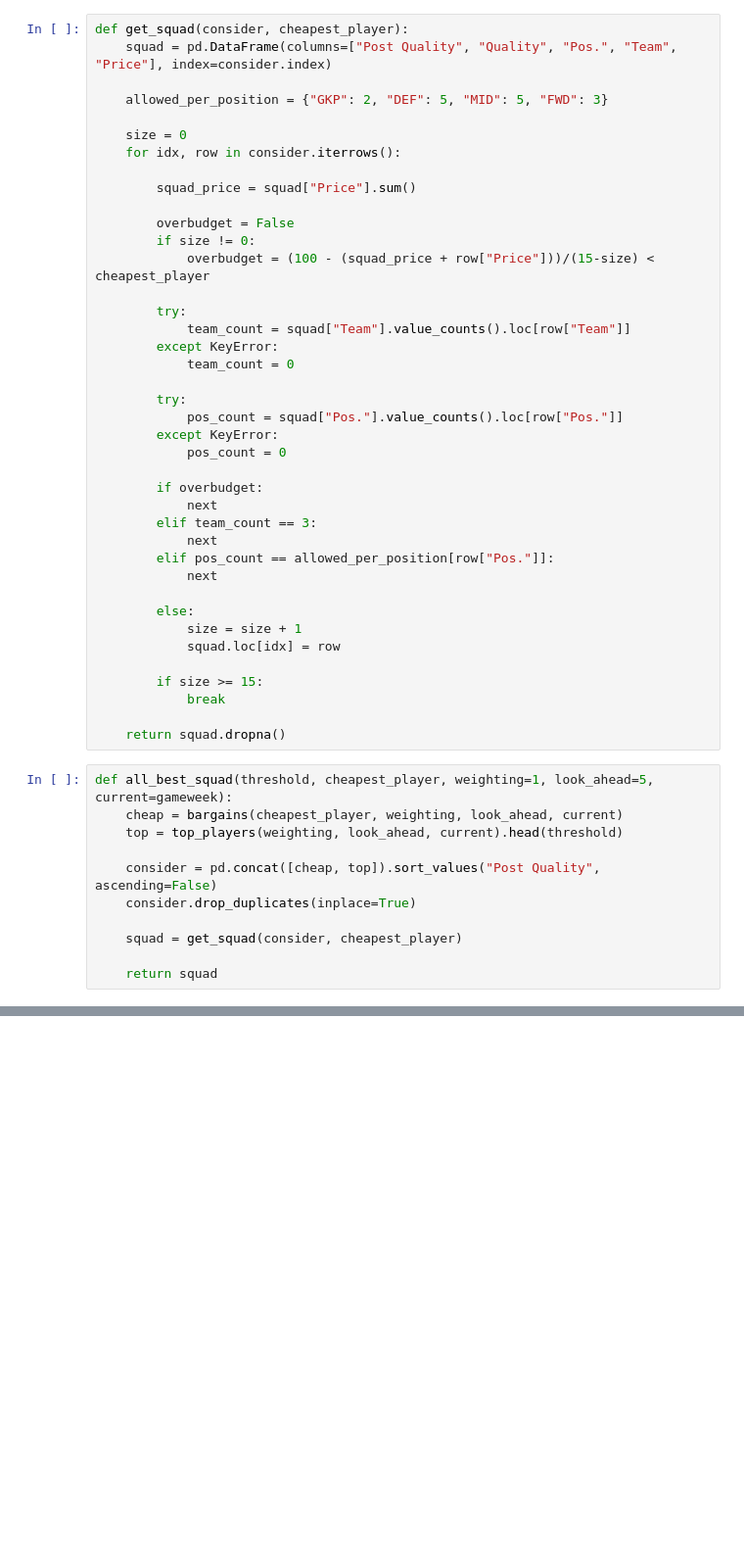
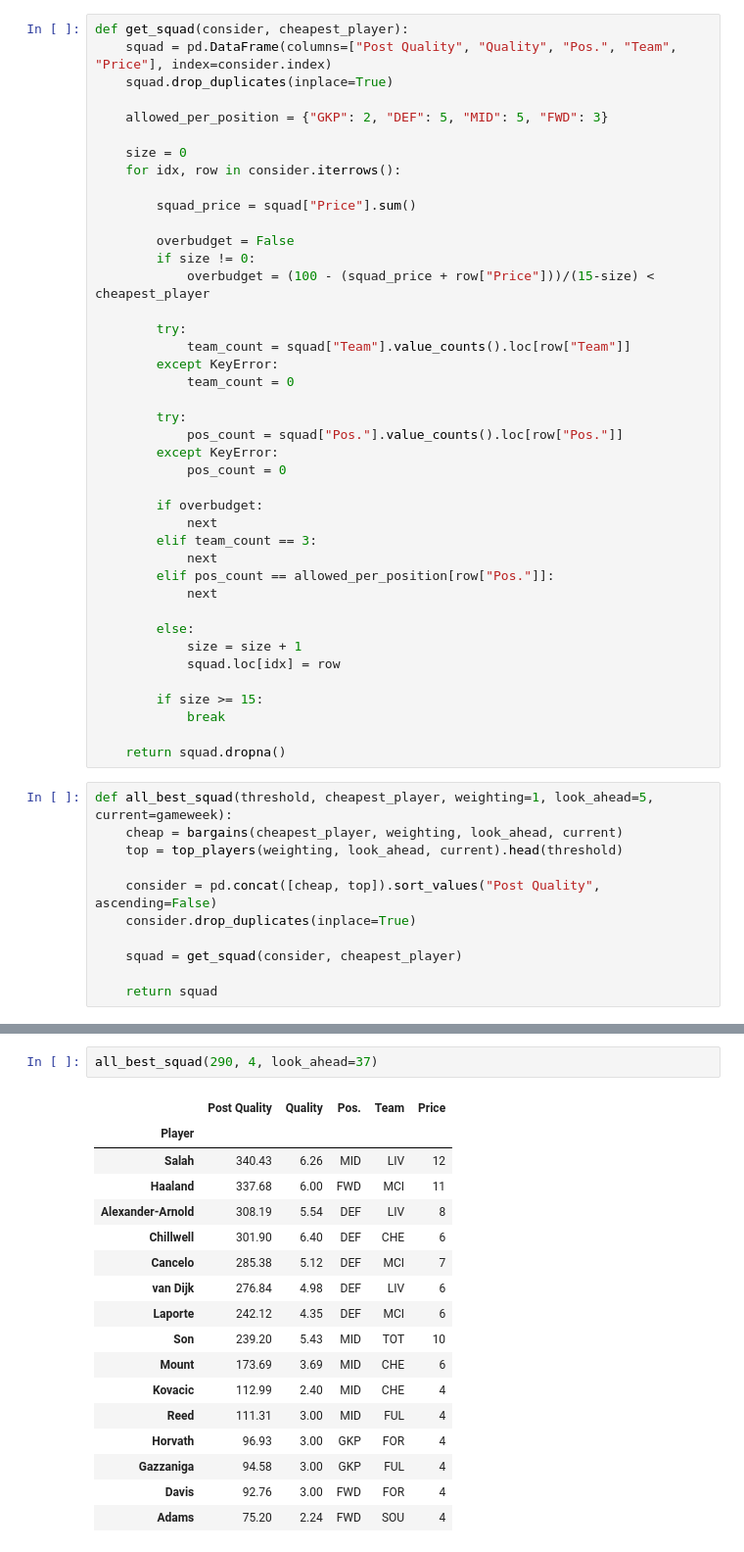
Before and after one commit to ivannoden/FPL, a Jupyter notebook: read_fpl.ipynb, the cells around one changed output, grey strips where cells are left out. Shown: that part at 98% size. Saved outputs shown, nothing was run; the diff lists cells and outputs as text; blank space fills up the shorter version.

```diff
--- a/read_fpl.ipynb
+++ b/read_fpl.ipynb
@@ -115,6 +115,7 @@ def bargains(max, weighting=1, look_ahead=5, current=gameweek):
 # %%
 def get_squad(consider, cheapest_player):
     squad = pd.DataFrame(columns=["Post Quality", "Quality", "Pos.", "Team", "Price"], index=consider.index)
+    squad.drop_duplicates(inplace=True)
 
     allowed_per_position = {"GKP": 2, "DEF": 5, "MID": 5, "FWD": 3}
 
@@ -300,0 +194,20 @@ pls.sort_values("Fixture Mult.", ascending=False)
+# %%
+all_best_squad(290, 4, look_ahead=37)
+# %% [output]
+|  | Post Quality | Quality | Pos. | Team | Price |
+| Player |  |  |  |  |  |
+| Salah | 340.43 | 6.26 | MID | LIV | 12 |
+| Haaland | 337.68 | 6.00 | FWD | MCI | 11 |
+| Alexander-Arnold | 308.19 | 5.54 | DEF | LIV | 8 |
+| Chillwell | 301.90 | 6.40 | DEF | CHE | 6 |
+| Cancelo | 285.38 | 5.12 | DEF | MCI | 7 |
+| van Dijk | 276.84 | 4.98 | DEF | LIV | 6 |
+| Laporte | 242.12 | 4.35 | DEF | MCI | 6 |
+| Son | 239.20 | 5.43 | MID | TOT | 10 |
+| Mount | 173.69 | 3.69 | MID | CHE | 6 |
+| Kovacic | 112.99 | 2.40 | MID | CHE | 4 |
+| Reed | 111.31 | 3.00 | MID | FUL | 4 |
+| Horvath | 96.93 | 3.00 | GKP | FOR | 4 |
+| Gazzaniga | 94.58 | 3.00 | GKP | FUL | 4 |
+| Davis | 92.76 | 3.00 | FWD | FOR | 4 |
+| Adams | 75.20 | 2.24 | FWD | SOU | 4 |
```
Also changed, not shown: parts of 7 cells of this notebook.
